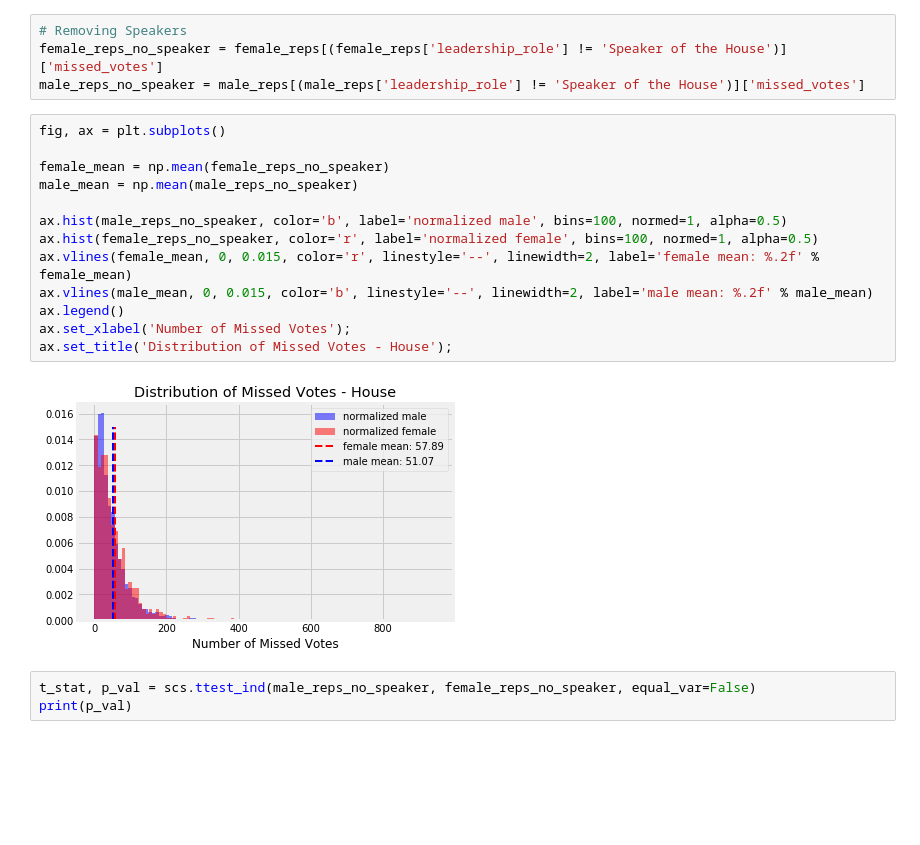
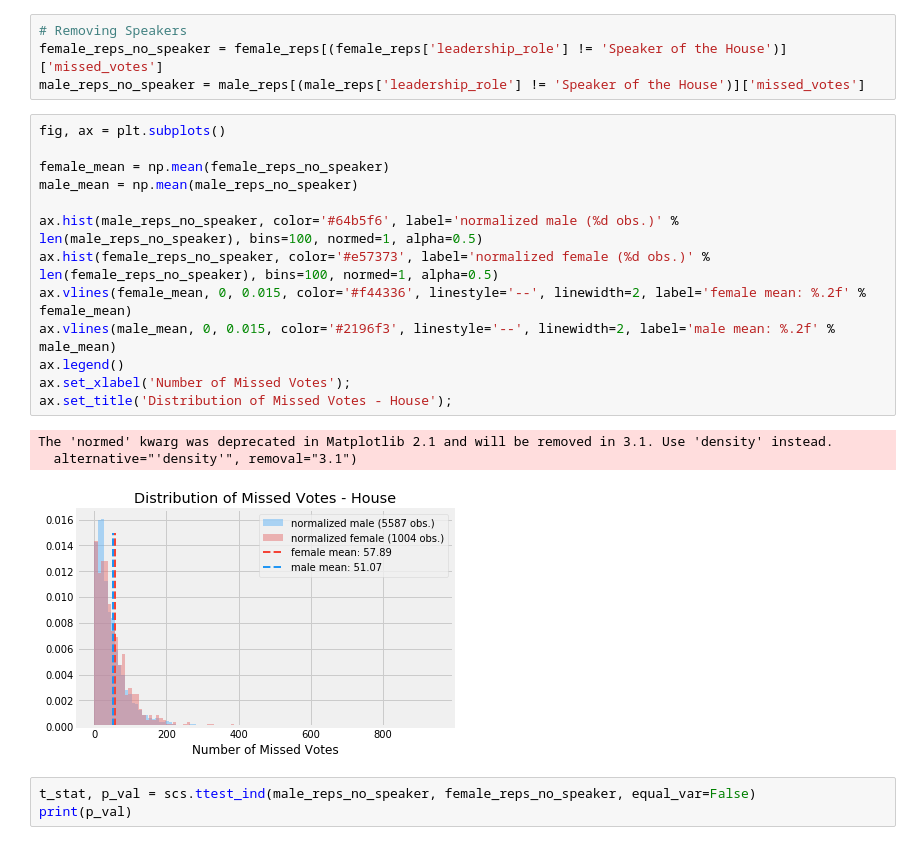
Before and after one commit to rcohngru/congressional-voting-eda, a Jupyter notebook: Post Capstone EDA/Gender.ipynb, the cells around one changed output. Drawn from its saved outputs; the diff is of its cells as text; blank space fills up the shorter version.

```diff
--- a/Post Capstone EDA/Gender.ipynb
+++ b/Post Capstone EDA/Gender.ipynb
@@ -148,18 +146,20 @@ male_reps_no_speaker = male_reps[(male_reps['leadership_role'] != 'Speaker of th
 # %%
 fig, ax = plt.subplots()
 
 female_mean = np.mean(female_reps_no_speaker)
 male_mean = np.mean(male_reps_no_speaker)
 
-ax.hist(male_reps_no_speaker, color='b', label='normalized male', bins=100, normed=1, alpha=0.5)
-ax.hist(female_reps_no_speaker, color='r', label='normalized female', bins=100, normed=1, alpha=0.5)
-ax.vlines(female_mean, 0, 0.015, color='r', linestyle='--', linewidth=2, label='female mean: %.2f' % female_mean)
-ax.vlines(male_mean, 0, 0.015, color='b', linestyle='--', linewidth=2, label='male mean: %.2f' % male_mean)
+ax.hist(male_reps_no_speaker, color='#64b5f6', label='normalized male (%d obs.)' % len(male_reps_no_speaker), bins=100, normed=1, alpha=0.5)
+ax.hist(female_reps_no_speaker, color='#e57373', label='normalized female (%d obs.)' % len(female_reps_no_speaker), bins=100, normed=1, alpha=0.5)
+ax.vlines(female_mean, 0, 0.015, color='#f44336', linestyle='--', linewidth=2, label='female mean: %.2f' % female_mean)
+ax.vlines(male_mean, 0, 0.015, color='#2196f3', linestyle='--', linewidth=2, label='male mean: %.2f' % male_mean)
 ax.legend()
 ax.set_xlabel('Number of Missed Votes');
 ax.set_title('Distribution of Missed Votes - House');
 # %% [output]
+The 'normed' kwarg was deprecated in Matplotlib 2.1 and will be removed in 3.1. Use 'density' instead.
+  alternative="'density'", removal="3.1")
-[figure, old version]
+[figure, new version]
 # %%
 t_stat, p_val = scs.ttest_ind(male_reps_no_speaker, female_reps_no_speaker, equal_var=False)
 print(p_val)
```
Also changed, not shown: parts of 14 cells of this notebook, 14 other files.
